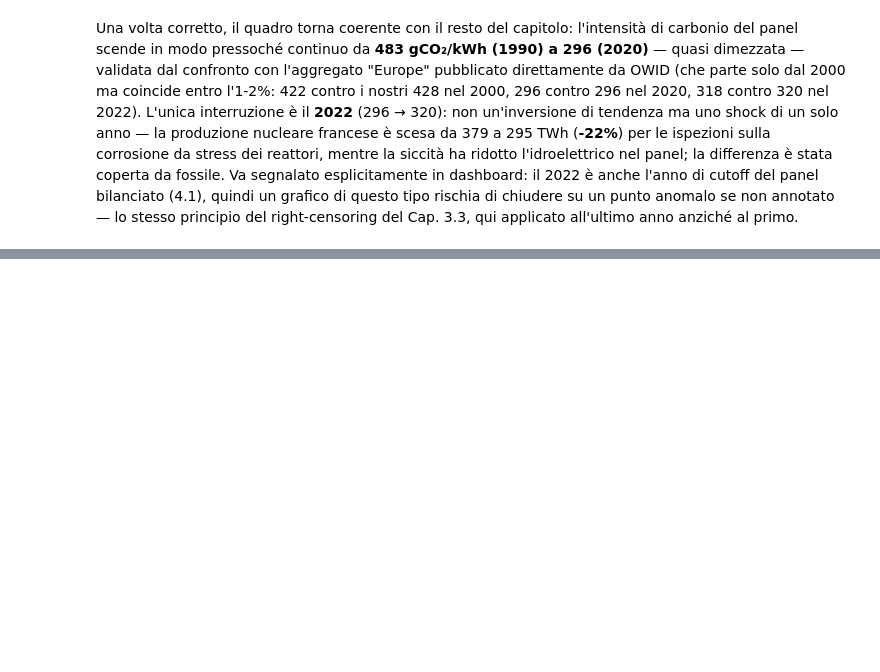
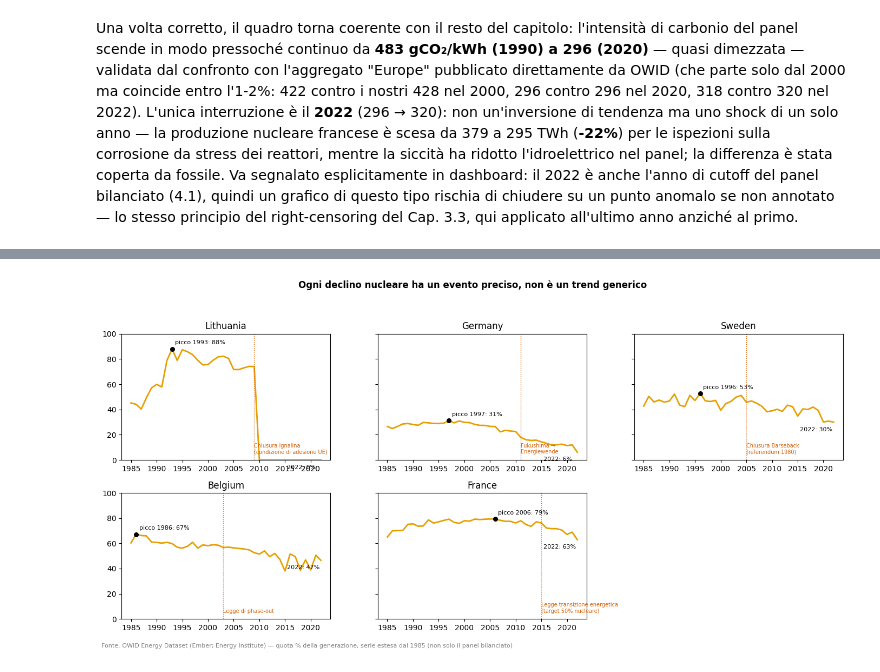
Before and after one commit to marco-pedretti/Progetto-Data-Visualization-e-Dashboard-Design, a Jupyter notebook: eda_energia_europa.ipynb, the cells around one changed output, grey strips where cells are left out. Saved outputs shown, nothing was run; the diff lists cells and outputs as text; code cells hidden in the pictures; blank space fills up the shorter version.

```diff
--- a/eda_energia_europa.ipynb
+++ b/eda_energia_europa.ipynb
@@ -790,0 +868,33 @@ qui applicato all'ultimo anno anziché al primo.
+# %%
+nuclear_countries = ["Lithuania", "Germany", "Sweden", "Belgium", "France"]
+events = {
+    "Lithuania": (2009, "Chiusura Ignalina\n(condizione di adesione UE)"),
+    "Germany": (2011, "Fukushima →\nEnergiewende"),
+    "Sweden": (2005, "Chiusura Barsebäck\n(referendum 1980)"),
+    "Belgium": (2003, "Legge di phase-out"),
+    "France": (2015, "Legge transizione energetica\n(target 50% nucleare)"),
+}
+
+fig, axes = plt.subplots(2, 3, figsize=(14, 7), sharey=True)
+for ax, country in zip(axes.flat, nuclear_countries):
+    s = df_eu[df_eu["country"] == country].sort_values("year").set_index("year")["nuclear_share_elec"].dropna()
+    s = s[s.index <= 2022]
+    peak_year = s.idxmax()
+    ax.plot(s.index, s.values, color=PALETTE["nucleare"], linewidth=2)
+    ax.scatter([peak_year], [s[peak_year]], color="black", zorder=3, s=30)
+    ax.annotate(f"picco {peak_year}: {s[peak_year]:.0f}%", (peak_year, s[peak_year]),
+                fontsize=8, xytext=(4, 6), textcoords="offset points")
+    ev_year, ev_label = events[country]
+    ax.axvline(ev_year, color=PALETTE["calo"], linestyle=":", linewidth=1)
+    ax.annotate(ev_label, (ev_year, 5), fontsize=7, color=PALETTE["calo"])
+    ax.annotate(f"2022: {s.loc[2022]:.0f}%", (2022, s.loc[2022]), fontsize=8,
+                xytext=(-45, -12), textcoords="offset points")
+    ax.set_title(country)
+    ax.set_ylim(0, 100)
+axes.flat[-1].axis("off")
+fig.suptitle("Ogni declino nucleare ha un evento preciso, non è un trend generico", fontweight="bold")
+fig.text(0.01, 0.01, f"{SOURCE_NOTE} — quota % della generazione, serie estesa dal 1985 (non solo il panel bilanciato)", fontsize=8, color="gray")
+plt.tight_layout(rect=[0, 0.03, 1, 0.94])
+plt.show()
+# %% [output]
+[figure, added]
```
Also changed, not shown: parts of 20 cells of this notebook, 4 other files.
